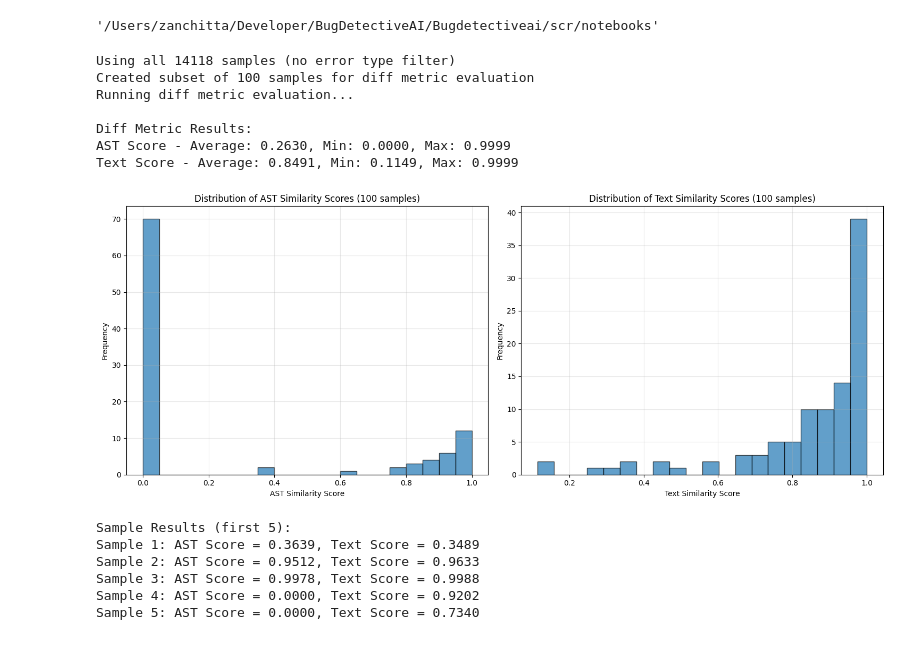
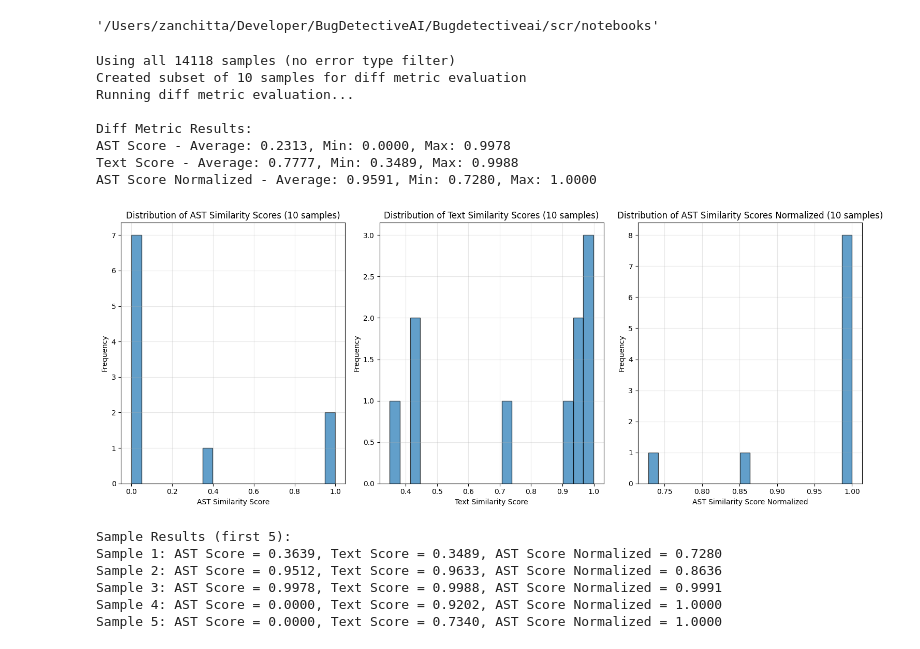
Before and after one commit to FernandoZanchitta/BugDetectiveAI, a Jupyter notebook: Bugdetectiveai/scr/notebooks/EDA.ipynb, the cells around one changed output. Drawn from its saved outputs; the diff is of its cells as text; code cells hidden in the pictures.

```diff
--- a/Bugdetectiveai/scr/notebooks/EDA.ipynb
+++ b/Bugdetectiveai/scr/notebooks/EDA.ipynb
@@ -73,7 +73,7 @@ buggy_train_df['traceback_type'].value_counts()
 plt.figure(figsize=(12, 8))
 
 # Get the top 15 most common traceback types
-top_traceback_types = buggy_train_df['traceback_type'].value_counts().head(15)
+top_traceback_types = buggy_train_df['traceback_type'].value_counts().head(10)
 
 # Create a horizontal bar plot
 bars = plt.barh(range(len(top_traceback_types)), top_traceback_types.values)
@@ -173,16 +173,19 @@ def evaluate_diff_metrics(subset_size=100, traceback_error_type=None, random_see
     # Calculate aggregate statistics for both AST and text scores
     ast_scores = [r['ast_score'] for r in results]
     text_scores = [r['text_score'] for r in results]
+    ast_scores_normalized = [r['ast_score_normalized'] for r in results]
 
     avg_ast_score = sum(ast_scores) / len(ast_scores)
     avg_text_score = sum(text_scores) / len(text_scores)
+    avg_ast_score_normalized = sum(ast_scores_normalized) / len(ast_scores_normalized)
 
     print(f"\nDiff Metric Results:")
     print(f"AST Score - Average: {avg_ast_score:.4f}, Min: {min(ast_scores):.4f}, Max: {max(ast_scores):.4f}")
     print(f"Text Score - Average: {avg_text_score:.4f}, Min: {min(text_scores):.4f}, Max: {max(text_scores):.4f}")
+    print(f"AST Score Normalized - Average: {avg_ast_score_normalized:.4f}, Min: {min(ast_scores_normalized):.4f}, Max: {max(ast_scores_normalized):.4f}")
 
     # Show distribution of both scores
-    fig, (ax1, ax2) = plt.subplots(1, 2, figsize=(15, 6))
+    fig, (ax1, ax2, ax3) = plt.subplots(1, 3, figsize=(15, 6))
 
     # AST scores histogram
     ax1.hist(ast_scores, bins=20, alpha=0.7, edgecolor='black')
@@ -197,45 +200,54 @@ def evaluate_diff_metrics(subset_size=100, traceback_error_type=None, random_see
     ax2.set_ylabel('Frequency')
     ax2.set_title(f'Distribution of Text Similarity Scores ({len(subset_df)} samples)')
     ax2.grid(alpha=0.3)
 
+    # AST scores normalized histogram
+    ax3.hist(ast_scores_normalized, bins=20, alpha=0.7, edgecolor='black')
+    ax3.set_xlabel('AST Similarity Score Normalized')
+    ax3.set_ylabel('Frequency')
+    ax3.set_title(f'Distribution of AST Similarity Scores Normalized ({len(subset_df)} samples)')
+    ax3.grid(alpha=0.3)
+
     plt.tight_layout()
     plt.show()
 
     # Show some example results
     print(f"\nSample Results (first 5):")
     for i, result in enumerate(results[:5]):
-        print(f"Sample {i+1}: AST Score = {result['ast_score']:.4f}, Text Score = {result['text_score']:.4f}")
+        print(f"Sample {i+1}: AST Score = {result['ast_score']:.4f}, Text Score = {result['text_score']:.4f}, AST Score Normalized = {result['ast_score_normalized']:.4f}")
 
     # Return results dictionary
     return {
         'results': results,
         'ast_scores': ast_scores,
         'text_scores': text_scores,
         'avg_ast_score': avg_ast_score,
         'avg_text_score': avg_text_score,
+        'avg_ast_score_normalized': avg_ast_score_normalized,
         'subset_df': subset_df,
         'traceback_error_type': traceback_error_type,
         'subset_size': len(subset_df)
     }
 
 # Example usage:
 # For general evaluation (no specific error type)
-results = evaluate_diff_metrics(subset_size=100)
+results = evaluate_diff_metrics(subset_size=10)
 # %% [output]
 Using all 14118 samples (no error type filter)
-Created subset of 100 samples for diff metric evaluation
+Created subset of 10 samples for diff metric evaluation
 Running diff metric evaluation...
 
 Diff Metric Results:
-AST Score - Average: 0.2630, Min: 0.0000, Max: 0.9999
-Text Score - Average: 0.8491, Min: 0.1149, Max: 0.9999
+AST Score - Average: 0.2313, Min: 0.0000, Max: 0.9978
+Text Score - Average: 0.7777, Min: 0.3489, Max: 0.9988
+AST Score Normalized - Average: 0.9591, Min: 0.7280, Max: 1.0000
-[figure, old version]
+[figure, new version]
 Sample Results (first 5):
-Sample 1: AST Score = 0.3639, Text Score = 0.3489
-Sample 2: AST Score = 0.9512, Text Score = 0.9633
-Sample 3: AST Score = 0.9978, Text Score = 0.9988
-Sample 4: AST Score = 0.0000, Text Score = 0.9202
-Sample 5: AST Score = 0.0000, Text Score = 0.7340
+Sample 1: AST Score = 0.3639, Text Score = 0.3489, AST Score Normalized = 0.7280
+Sample 2: AST Score = 0.9512, Text Score = 0.9633, AST Score Normalized = 0.8636
+Sample 3: AST Score = 0.9978, Text Score = 0.9988, AST Score Normalized = 0.9991
+Sample 4: AST Score = 0.0000, Text Score = 0.9202, AST Score Normalized = 1.0000
+Sample 5: AST Score = 0.0000, Text Score = 0.7340, AST Score Normalized = 1.0000
 # %%
 
 # For specific error type evaluation
```
Also changed, not shown: parts of 4 cells of this notebook, 3 other files.
